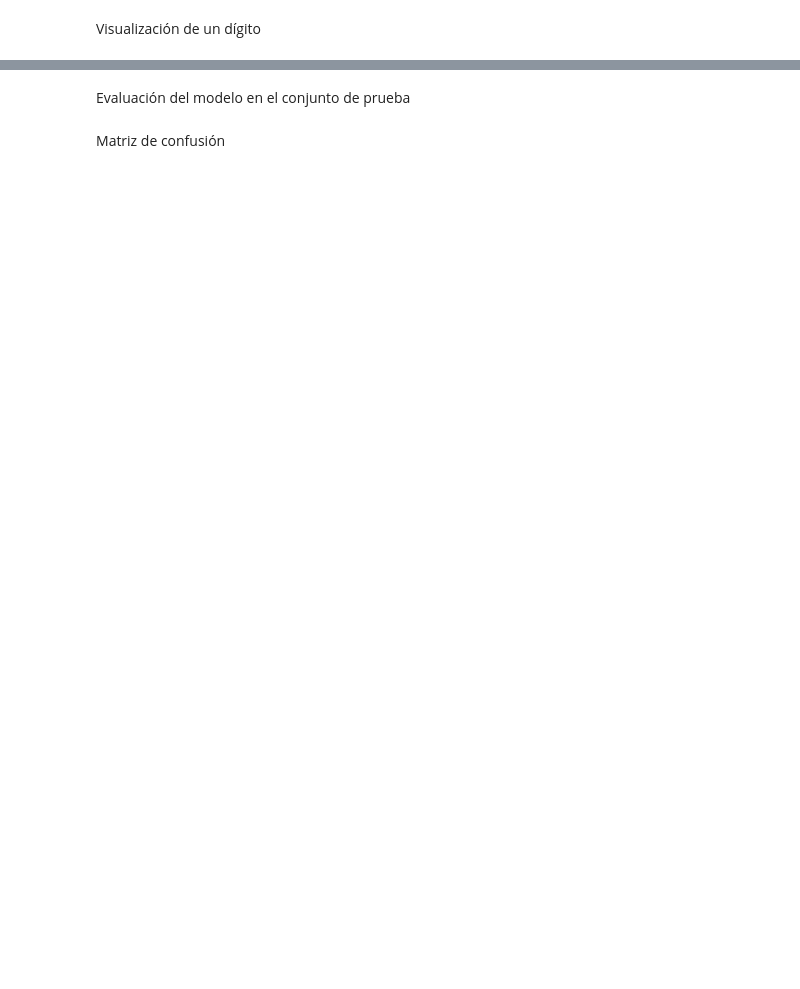
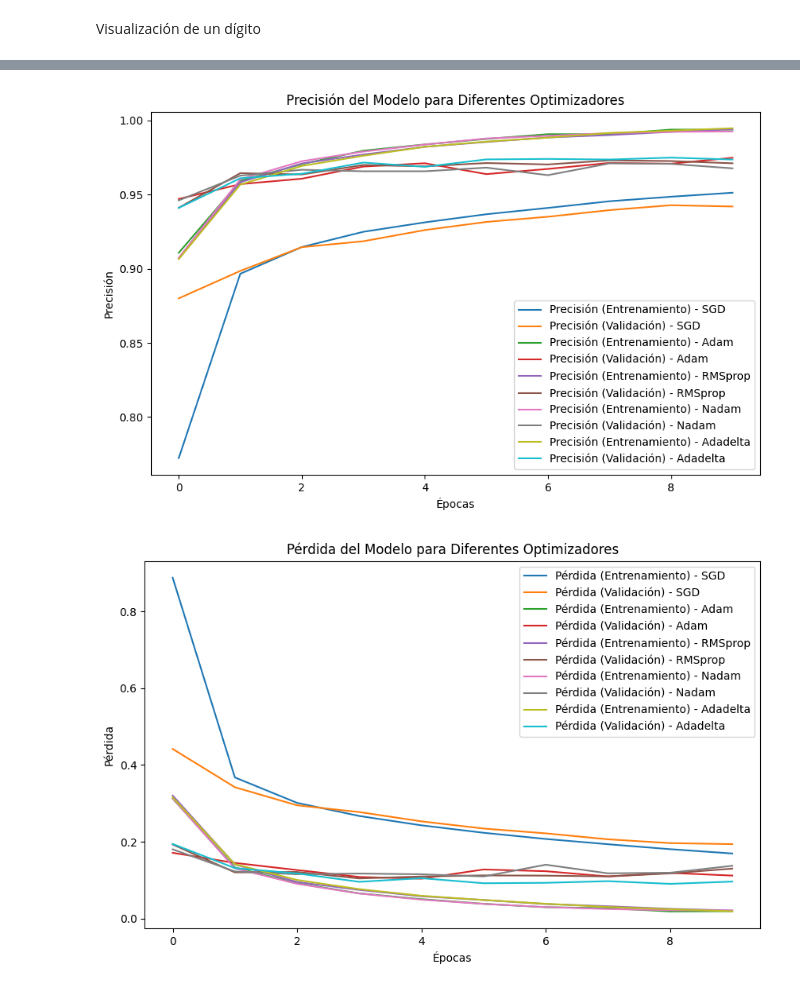
Before and after one commit to MallyMartinez/sem_IA2, a Jupyter notebook: Perceptron_Multicapa/mlp_mnist.ipynb, the cells around one changed output, grey strips where cells are left out. Saved outputs shown, nothing was run; the diff lists cells and outputs as text; code cells hidden in the pictures; blank space fills up the shorter version.

```diff
--- a/Perceptron_Multicapa/mlp_mnist.ipynb
+++ b/Perceptron_Multicapa/mlp_mnist.ipynb
@@ -144,20 +274,25 @@ Graficar la precisión y la pérdida
 # %%
-# Graficar la precisión
-plt.plot(history.history['accuracy'], label='Precisión (Entrenamiento)')
-plt.plot(history.history['val_accuracy'], label='Precisión (Validación)')
-plt.title('Precisión del Modelo')
+# Graficar la precisión de todos los optimizadores
+plt.figure(figsize=(10, 6))
+for opt_name, history in histories.items():
+    plt.plot(history.history['accuracy'], label=f'Precisión (Entrenamiento) - {opt_name}')
+    plt.plot(history.history['val_accuracy'], label=f'Precisión (Validación) - {opt_name}')
+plt.title('Precisión del Modelo para Diferentes Optimizadores')
 plt.xlabel('Épocas')
 plt.ylabel('Precisión')
 plt.legend()
 plt.show()
 
-# Graficar la pérdida
-plt.plot(history.history['loss'], label='Pérdida (Entrenamiento)')
-plt.plot(history.history['val_loss'], label='Pérdida (Validación)')
-plt.title('Pérdida del Modelo')
+# Graficar la pérdida de todos los optimizadores
+plt.figure(figsize=(10, 6))
+for opt_name, history in histories.items():
+    plt.plot(history.history['loss'], label=f'Pérdida (Entrenamiento) - {opt_name}')
+    plt.plot(history.history['val_loss'], label=f'Pérdida (Validación) - {opt_name}')
+plt.title('Pérdida del Modelo para Diferentes Optimizadores')
 plt.xlabel('Épocas')
 plt.ylabel('Pérdida')
 plt.legend()
 plt.show()
+# %% [output]
+[figure, added]
+[figure, added]
-# %% [markdown]
-Evaluación del modelo en el conjunto de prueba
@@ -168,2 +298,0 @@ print(np.argmax(y_pred, axis=1)[:10])
-# %% [markdown]
-Matriz de confusión
```
Also changed, not shown: parts of 23 cells of this notebook.
